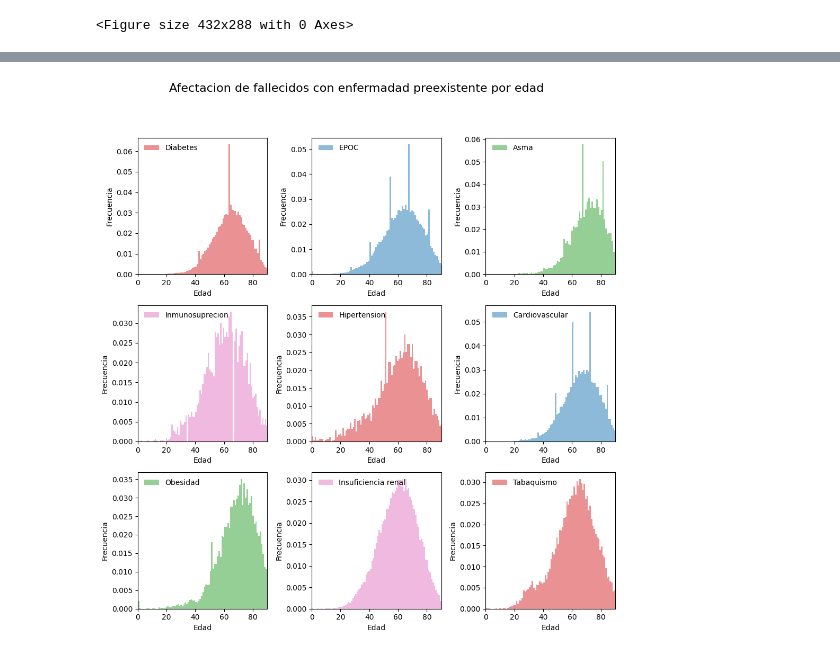
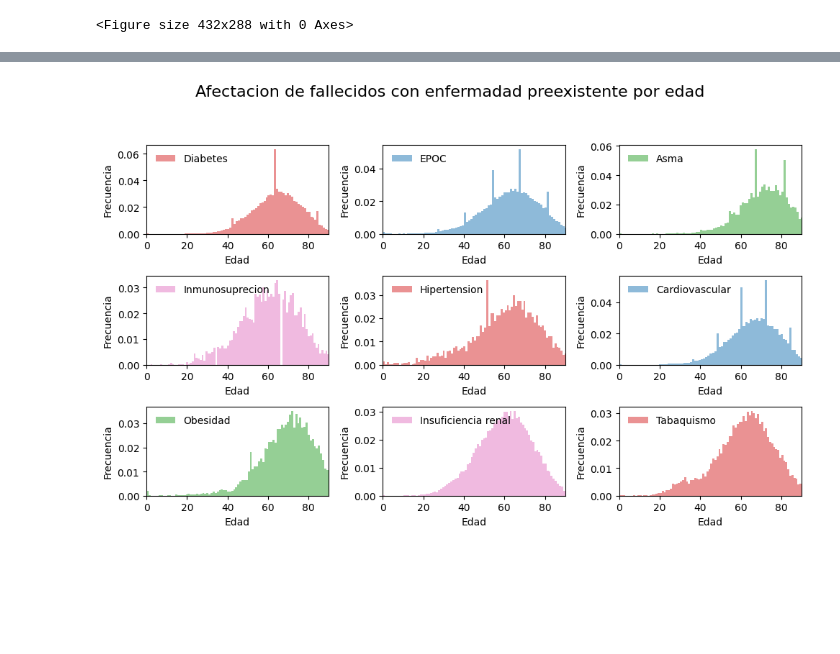
Before and after one commit to devlabmexico/reporte-covid, a Jupyter notebook: 001-000-general-overview/run.ipynb, the cells around one changed output, grey strips where cells are left out. Drawn from its saved outputs; the diff is of its cells as text; code cells hidden in the pictures; blank space fills up the shorter version.

```diff
--- a/001-000-general-overview/run.ipynb
+++ b/001-000-general-overview/run.ipynb
@@ -215,7 +215,7 @@ for p in ax.patches:
                          (p.get_x() + p.get_width()/2., p.get_height()),
                         ha = 'center', va = 'center', xytext = (0,7), textcoords = 'offset points', size=9)
 
-ax.yaxis.set_major_formatter(StrMethodFormatter('{x:,}'))
+ax.yaxis.set_major_formatter(StrMethodFormatter('{x:,.0f}'))
 
 plt.tight_layout()
 
@@ -275,7 +275,7 @@ axes
 array([<AxesSubplot:>, <AxesSubplot:>], dtype=object)
 <Figure size 432x288 with 0 Axes>
 # %%
-fig, axes = plt.subplots(3, 3, figsize=(10, 10), dpi=100)
+fig, axes = plt.subplots(3, 3, figsize=(10, 6), dpi=100)
 
 colors = ['tab:red', 'tab:blue', 'tab:green', 'tab:pink', 'tab:olive']
 
@@ -315,33 +315,33 @@ plt.savefig(join(output_folder, 'figure3.png'), bbox_inches='tight')
 # %%
-fig, axes = plt.subplots(3, 3, figsize=(10, 10), dpi=100)
+fig, axes = plt.subplots(3, 3, figsize=(10, 6), dpi=100)
 
 diseases_dfs = [
     who_died(diabetes_confirmed_cases),
     who_died(pneumonia_confirmed_cases),
     who_died(epoc_confirmed_cases),
     who_died(asma_confirmed_cases),
     who_died(inmusupr_confirmed_cases),
     who_died(hyper_confirmed_cases),
     who_died(cardio_confirmed_cases),
     who_died(obesity_confirmed_cases),
     who_died(renal_confirmed_cases),
     who_died(smoking_confirmed_cases),
 ]
 
 
 for i, (ax, df) in enumerate(zip(axes.flatten(), diseases_dfs)):
     ax.hist(df['EDAD'], alpha=0.5, bins=100, density=True, stacked=True, label=disease_title[i], color=colors[ i % 4])
     # ax.set_title(disease_title[i])
     ax.set_xlabel("Edad")
     ax.set_ylabel("Frecuencia")
     ax.legend(loc='upper left', frameon=False)
     ax.set_xlim(0, 90);
 
 
 plt.suptitle('Afectacion de fallecidos con enfermadad preexistente por edad ', y=1.05, size=16)
 
 plt.tight_layout();
 
 plt.savefig(join(output_folder, 'figure4.png'), bbox_inches='tight')
 # %% [output]
-[figure, old version]
+[figure, new version]
```
Also changed, not shown: parts of 2 cells of this notebook, 3 other files.
